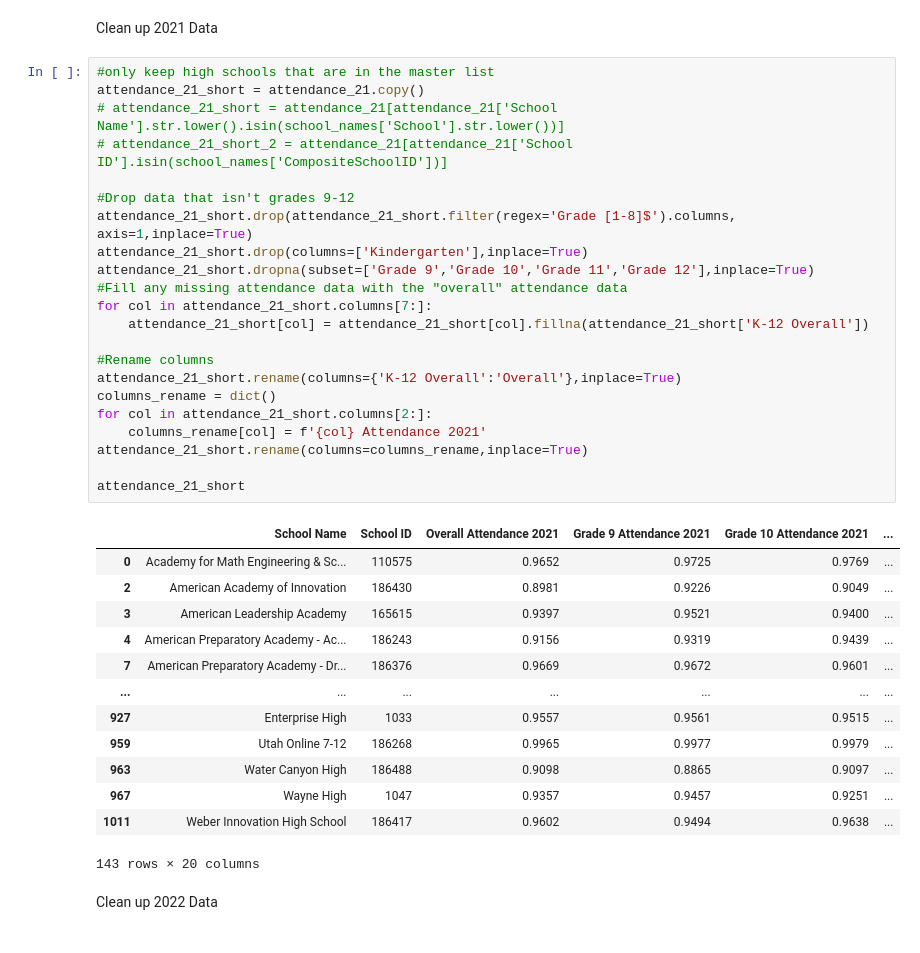
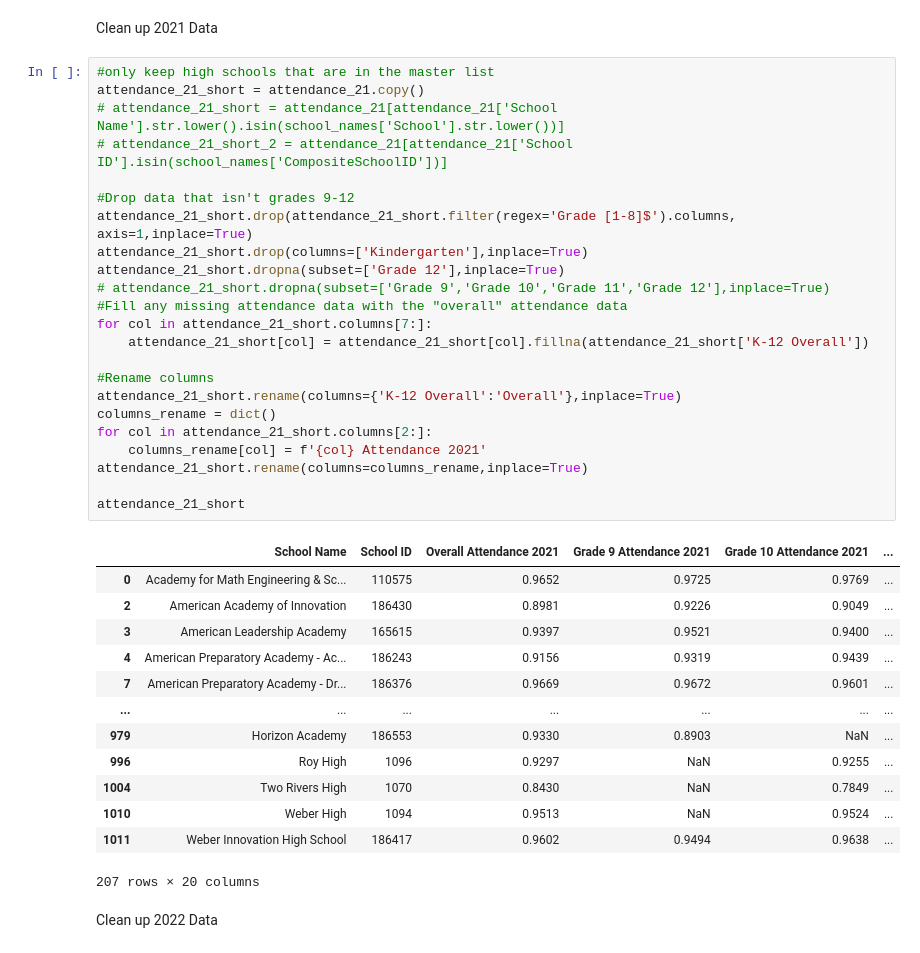
Before and after one commit to addmelo/volume3-project, a Jupyter notebook: Data/Tyler_Data_Cleaning.ipynb, the cells around one changed output. Saved outputs shown, nothing was run; the diff lists cells and outputs as text.

Commit message:
Attendance cleaned commit 2

```diff
--- a/Data/Tyler_Data_Cleaning.ipynb
+++ b/Data/Tyler_Data_Cleaning.ipynb
@@ -71,39 +75,40 @@ Clean up 2021 Data
 # %%
 #only keep high schools that are in the master list
 attendance_21_short = attendance_21.copy()
 # attendance_21_short = attendance_21[attendance_21['School Name'].str.lower().isin(school_names['School'].str.lower())]
 # attendance_21_short_2 = attendance_21[attendance_21['School ID'].isin(school_names['CompositeSchoolID'])]
 
 #Drop data that isn't grades 9-12
 attendance_21_short.drop(attendance_21_short.filter(regex='Grade [1-8]$').columns, axis=1,inplace=True)
 attendance_21_short.drop(columns=['Kindergarten'],inplace=True)
-attendance_21_short.dropna(subset=['Grade 9','Grade 10','Grade 11','Grade 12'],inplace=True)
+attendance_21_short.dropna(subset=['Grade 12'],inplace=True)
+# attendance_21_short.dropna(subset=['Grade 9','Grade 10','Grade 11','Grade 12'],inplace=True)
 #Fill any missing attendance data with the "overall" attendance data
 for col in attendance_21_short.columns[7:]:
     attendance_21_short[col] = attendance_21_short[col].fillna(attendance_21_short['K-12 Overall'])
 
 #Rename columns
 attendance_21_short.rename(columns={'K-12 Overall':'Overall'},inplace=True)
 columns_rename = dict()
 for col in attendance_21_short.columns[2:]:
     columns_rename[col] = f'{col} Attendance 2021'
 attendance_21_short.rename(columns=columns_rename,inplace=True)
 
 attendance_21_short
 # %% [output]
 |  | School Name | School ID | Overall Attendance 2021 | Grade 9 Attendance 2021 | Grade 10 Attendance 2021 | ... |
 | 0 | Academy for Math Engineering & Sc... | 110575 | 0.9652 | 0.9725 | 0.9769 | ... |
 | 2 | American Academy of Innovation | 186430 | 0.8981 | 0.9226 | 0.9049 | ... |
 | 3 | American Leadership Academy | 165615 | 0.9397 | 0.9521 | 0.9400 | ... |
 | 4 | American Preparatory Academy - Ac... | 186243 | 0.9156 | 0.9319 | 0.9439 | ... |
 | 7 | American Preparatory Academy - Dr... | 186376 | 0.9669 | 0.9672 | 0.9601 | ... |
 | ... | ... | ... | ... | ... | ... | ... |
-| 927 | Enterprise High | 1033 | 0.9557 | 0.9561 | 0.9515 | ... |
-| 959 | Utah Online 7-12 | 186268 | 0.9965 | 0.9977 | 0.9979 | ... |
-| 963 | Water Canyon High | 186488 | 0.9098 | 0.8865 | 0.9097 | ... |
-| 967 | Wayne High | 1047 | 0.9357 | 0.9457 | 0.9251 | ... |
+| 979 | Horizon Academy | 186553 | 0.9330 | 0.8903 | NaN | ... |
+| 996 | Roy High | 1096 | 0.9297 | NaN | 0.9255 | ... |
+| 1004 | Two Rivers High | 1070 | 0.8430 | NaN | 0.7849 | ... |
+| 1010 | Weber High | 1094 | 0.9513 | NaN | 0.9524 | ... |
 | 1011 | Weber Innovation High School | 186417 | 0.9602 | 0.9494 | 0.9638 | ... |
-143 rows × 20 columns
+207 rows × 20 columns
 # %% [markdown]
 Clean up 2022 Data
 # %%
```
Also changed, not shown: parts of 5 cells of this notebook, 1 other file.
